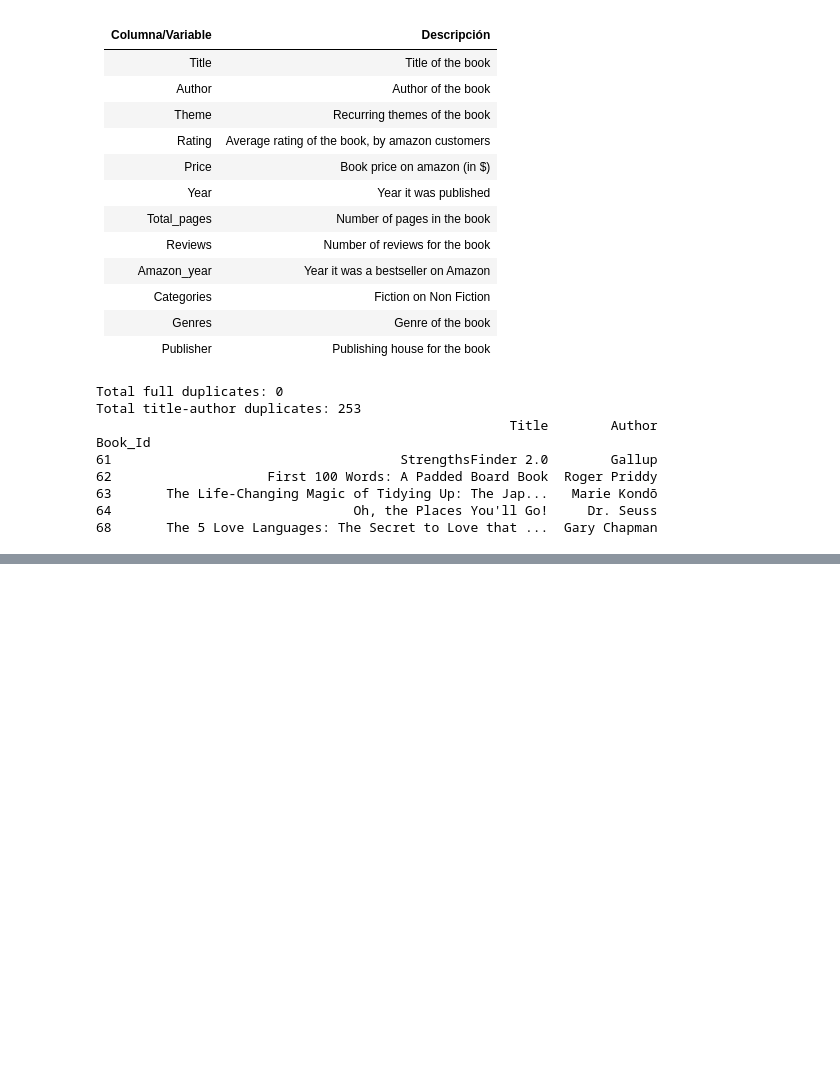
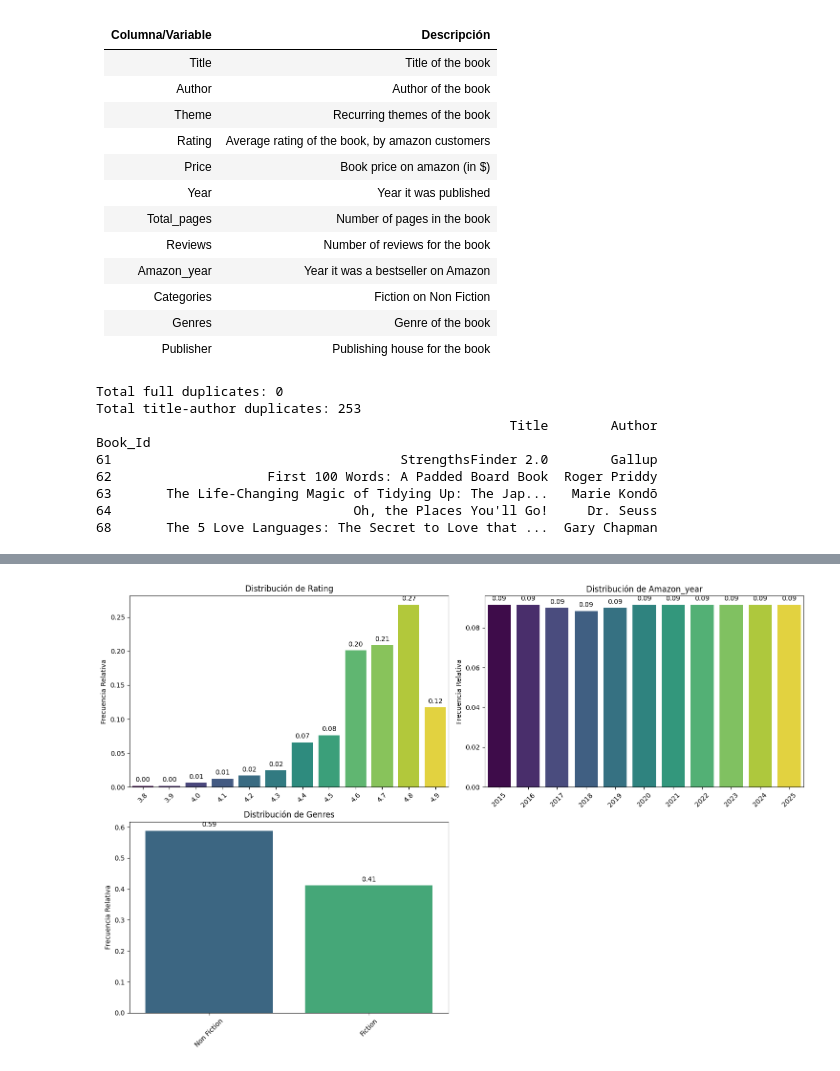
Before and after one commit to Martagilant/EDA, a Jupyter notebook: amazon_analysis.ipynb, the cells around one changed output, grey strips where cells are left out. Cells and saved outputs as stored; diff of their text form; code cells hidden in the pictures; blank space fills up the shorter version.

```diff
--- a/amazon_analysis.ipynb
+++ b/amazon_analysis.ipynb
@@ -285,0 +298,7 @@ card_tipo(df)
+# %%
+
+# Analizamos las frecuencias relativas:
+
+pinta_distribucion_categoricas(df, categoricas,relativa= True, mostrar_valores= True)
+# %% [output]
+[figure, added]
```
Also changed, not shown: parts of 10 cells of this notebook, 2 other files.
